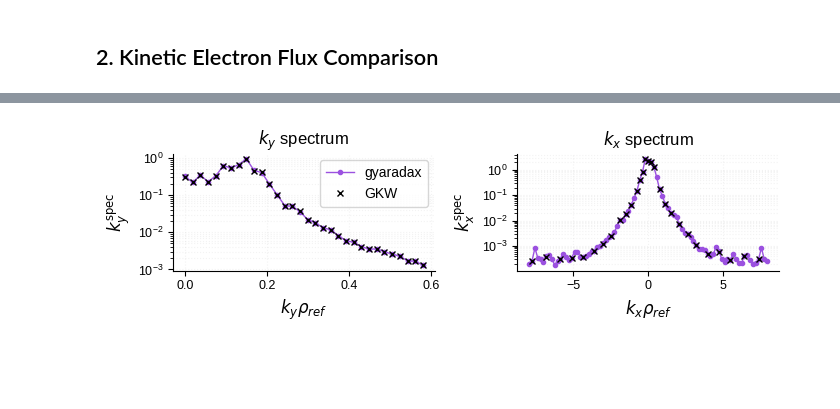
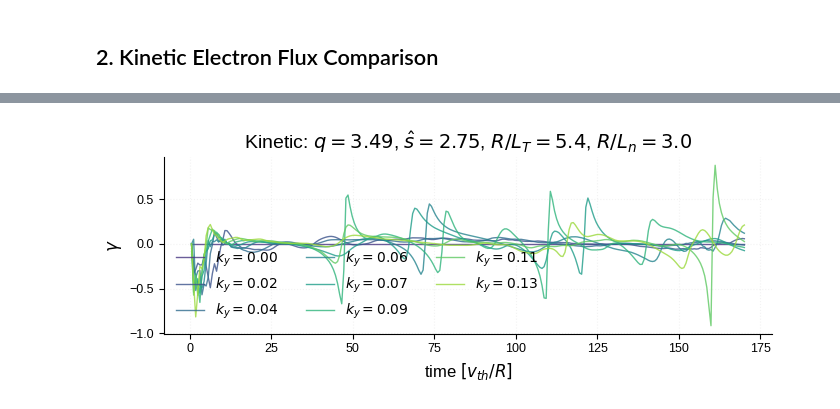
Before and after one commit to gerkone/gyaradax, a Jupyter notebook: notebooks/examine_validation.ipynb, the cells around one changed output, grey strips where cells are left out. Cells and saved outputs as stored; diff of their text form; code cells hidden in the pictures; blank space fills up the shorter version.

Commit message:
spotted kinetic problems ; kinetic init fix ; statistical tests

```diff
--- a/notebooks/examine_validation.ipynb
+++ b/notebooks/examine_validation.ipynb
@@ -29,7 +29,7 @@ from gyaradax.plot_utils import (
 from gyaradax.params import load_config
 from gyaradax.utils import load_geometry
 # %%
-adiabatic_dirs = sorted([d for d in os.listdir("../zmp") if d.startswith("validation_outputs_")])
+adiabatic_dirs = sorted([d for d in os.listdir("..") if d.startswith("validation_outputs_")])
 kinetic_dirs = sorted([d for d in os.listdir("..") if d.startswith("validation_kinetic_")])
 print(f"adiabatic: {adiabatic_dirs}")
 print(f"kinetic: {kinetic_dirs}")
@@ -237,6 +291,10 @@ for out_dir in kinetic_dirs:
     sim_times = np.load(growth_path)["time"]
     sim_fluxes = fluxes_data.reshape(-1, 6).T
 
+    # growth rates
+    gdata = np.load(growth_path)
+    sim_growth = gdata["growth"]
+
     ref_time = np.loadtxt(os.path.join(ref_dir, "time.dat"))[1:]
     ref_fluxes = np.loadtxt(os.path.join(ref_dir, "fluxes.dat"))[1:].T  # (6, n_ref)
 
@@ -244,11 +302,13 @@ for out_dir in kinetic_dirs:
     geom = load_geometry(ref_dir)
     q = float(geom["q"])
     shat = float(geom["shat"])
-    eps = float(geom["eps"])
     rlt = float(np.asarray(geom["rlt"]).flat[0])
+    rln = float(np.asarray(geom["rln"]).flat[0])
+    kx = np.asarray(geom["kxrh"])
+    ky = np.asarray(geom["krho"])
     title = (
         rf"Kinetic: $q={q:.2f}$, $\hat{{s}}={shat:.2f}$, "
-        rf"$\varepsilon={eps:.2f}$, $R/L_T={rlt:.1f}$"
+        rf"$R/L_T={rlt:.1f}$, $R/L_n={rln:.1f}$"
     )
 
     # all 3 fluxes, split by species (ion | electron columns)
@@ -265,23 +325,73 @@ for out_dir in kinetic_dirs:
     fig.savefig(f"figs/kinetic_fluxes_{case_name}.pdf")
     plt.show()
 
+    # growth rate diagnostics (matching adiabatic section)
+    if sim_growth.ndim == 2 and ky is not None:
+        ref_time_dat = None
+        t_path = os.path.join(ref_dir, "time.dat")
+        if os.path.exists(t_path):
+            rd = np.loadtxt(t_path)
+            if rd.ndim == 2 and rd.shape[1] >= 2:
+                ref_time_dat = rd
+
+        fig_gr = plot_growth_rates(
+            sim_times,
+            sim_growth,
+            ky=ky,
+            ref_time=ref_time_dat,
+            title=title,
+        )
+        fig_gr.savefig(f"figs/kinetic_growth_{case_name}.pdf")
+        plt.show()
+
+        ref_growth_dat, ref_time_1d = None, None
+        gdat_path = os.path.join(ref_dir, "growth.dat")
+        tdat_path = os.path.join(ref_dir, "time.dat")
+        if os.path.exists(gdat_path) and os.path.exists(tdat_path):
+            ref_growth_dat = np.loadtxt(gdat_path)
+            ref_time_1d = np.loadtxt(tdat_path)
+            if ref_time_1d.ndim == 2:
+                ref_time_1d = ref_time_1d[:, 0]
+
+        fig_snap = plot_growth_snapshots(
+            ky,
+            sim_growth,
+            sim_times,
+            ref_growth=ref_growth_dat,
+            ref_time=ref_time_1d,
+            title=title,
+        )
+        fig_snap.savefig(f"figs/kinetic_growth_snap_{case_name}.pdf")
+        plt.show()
+
     # spectra if available
     kx_spec_path = os.path.join(path, "kxspec.npz")
     ky_spec_path = os.path.join(path, "kyspec.npz")
     if os.path.exists(kx_spec_path) and os.path.exists(ky_spec_path):
-        kx = np.asarray(geom["kxrh"])
-        ky = np.asarray(geom["krho"])
+        sim_kx_raw = np.load(kx_spec_path)["kx_spec"]
+        sim_ky_raw = np.load(ky_spec_path)["ky_spec"]
+        avg_count = min(80, len(sim_kx_raw))
+        kx_spec_avg = np.mean(sim_kx_raw[-avg_count:], axis=0)
+        ky_spec_avg = np.mean(sim_ky_raw[-avg_count:], axis=0)
 
-        avg_count = min(80, len(np.load(kx_spec_path)["kx_spec"]))
-        kx_spec_avg = np.mean(np.load(kx_spec_path)["kx_spec"][-avg_count:], axis=0)
-        ky_spec_avg = np.mean(np.load(ky_spec_path)["ky_spec"][-avg_count:], axis=0)
+        # std over time for single-run kinetic case
+        kx_spec_std, ky_spec_std = None, None
+        if SHADE_MODE in ("time", "both"):
+            kx_spec_std = np.std(sim_kx_raw[-avg_count:], axis=0)
+            ky_spec_std = np.std(sim_ky_raw[-avg_count:], axis=0)
 
         ref_kx_spec, ref_ky_spec = None, None
+        ref_kx_spec_std, ref_ky_spec_std = None, None
         ref_kx_path = os.path.join(ref_dir, "kxspec")
         ref_ky_path = os.path.join(ref_dir, "kyspec")
         if os.path.exists(ref_kx_path) and os.path.exists(ref_ky_path):
-            ref_kx_spec = np.mean(np.loadtxt(ref_kx_path)[-avg_count * 3 :], axis=0)
-            ref_ky_spec = np.mean(np.loadtxt(ref_ky_path)[-avg_count * 3 :], axis=0)
+            ref_kx_raw = np.loadtxt(ref_kx_path)[-avg_count * 3 :]
+            ref_ky_raw = np.loadtxt(ref_ky_path)[-avg_count * 3 :]
+            ref_kx_spec = np.mean(ref_kx_raw, axis=0)
+            ref_ky_spec = np.mean(ref_ky_raw, axis=0)
+            if SHADE_MODE in ("time", "both"):
+                ref_kx_spec_std = np.std(ref_kx_raw, axis=0)
+                ref_ky_spec_std = np.std(ref_ky_raw, axis=0)
 
         fig_spec = plot_spectra(
             kx=kx,
@@ -290,6 +400,10 @@ for out_dir in kinetic_dirs:
             ky_spec=ky_spec_avg,
             ref_kx_spec=ref_kx_spec,
             ref_ky_spec=ref_ky_spec,
+            kx_spec_std=kx_spec_std,
+            ky_spec_std=ky_spec_std,
+            ref_kx_spec_std=ref_kx_spec_std,
+            ref_ky_spec_std=ref_ky_spec_std,
         )
         fig_spec.savefig(f"figs/kinetic_spectra_{case_name}.pdf")
 # %% [output]
@@ -297 +411 @@ for out_dir in kinetic_dirs:
-[figure, old version]
+[figure, new version]
```
Also changed, not shown: parts of 7 cells of this notebook, 17 other files.
